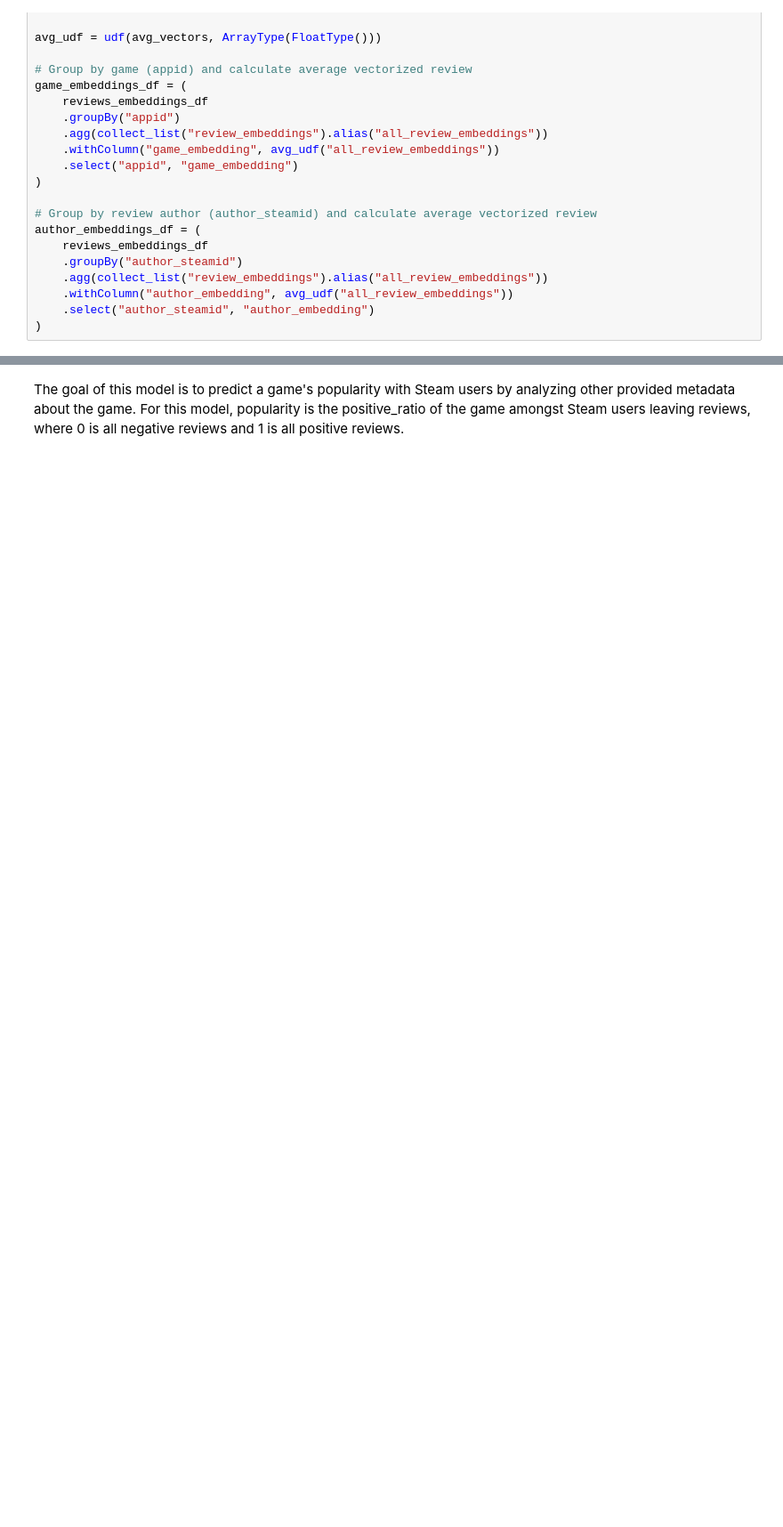
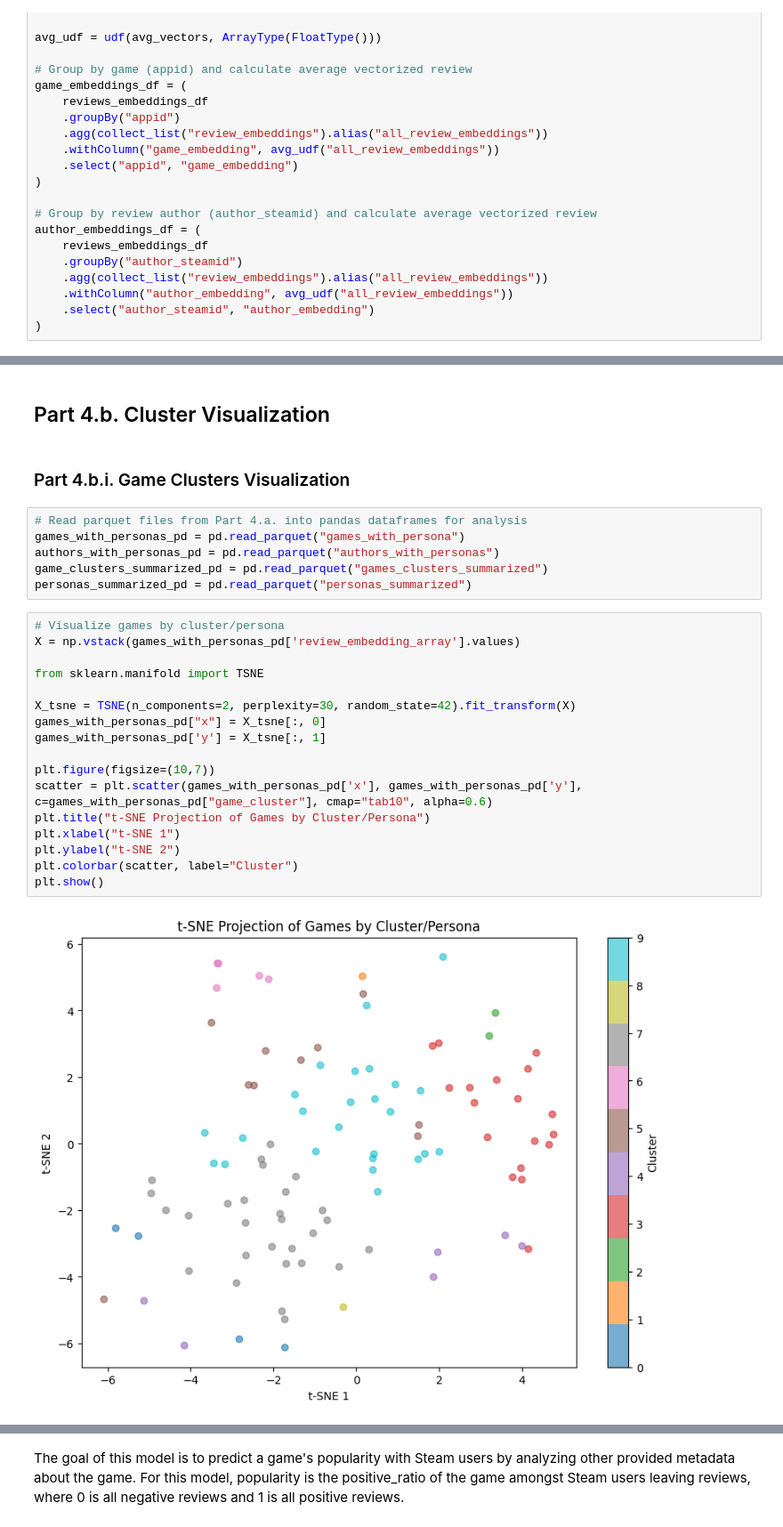
Before and after one commit to oneeljilc/DSC232R_GroupProject, a Jupyter notebook: Group_Project.ipynb, the cells around one changed output, grey strips where cells are left out. Shown at 89% size. Drawn from its saved outputs; the diff is of its cells as text; blank space fills up the shorter version.

Commit message:
Final Code for Group Project

```diff
--- a/Group_Project.ipynb
+++ b/Group_Project.ipynb
@@ -434,0 +561,29 @@ author_features_df = assembler_author.transform(author_embeddings_df)
+# %% [markdown]
+## Part 4.b. Cluster Visualization
+# %% [markdown]
+### Part 4.b.i. Game Clusters Visualization
+# %%
+# Read parquet files from Part 4.a. into pandas dataframes for analysis
+games_with_personas_pd = pd.read_parquet("games_with_persona")
+authors_with_personas_pd = pd.read_parquet("authors_with_personas")
+game_clusters_summarized_pd = pd.read_parquet("games_clusters_summarized")
+personas_summarized_pd = pd.read_parquet("personas_summarized")
+# %%
+# Visualize games by cluster/persona
+X = np.vstack(games_with_personas_pd['review_embedding_array'].values)
+
+from sklearn.manifold import TSNE
+
+X_tsne = TSNE(n_components=2, perplexity=30, random_state=42).fit_transform(X)
+games_with_personas_pd["x"] = X_tsne[:, 0]
+games_with_personas_pd['y'] = X_tsne[:, 1]
+
+plt.figure(figsize=(10,7))
+scatter = plt.scatter(games_with_personas_pd['x'], games_with_personas_pd['y'], c=games_with_personas_pd["game_cluster"], cmap="tab10", alpha=0.6)
+plt.title("t-SNE Projection of Games by Cluster/Persona")
+plt.xlabel("t-SNE 1")
+plt.ylabel("t-SNE 2")
+plt.colorbar(scatter, label="Cluster")
+plt.show()
+# %% [output]
+[figure, added]
```
Also changed, not shown: parts of 36 cells of this notebook.
